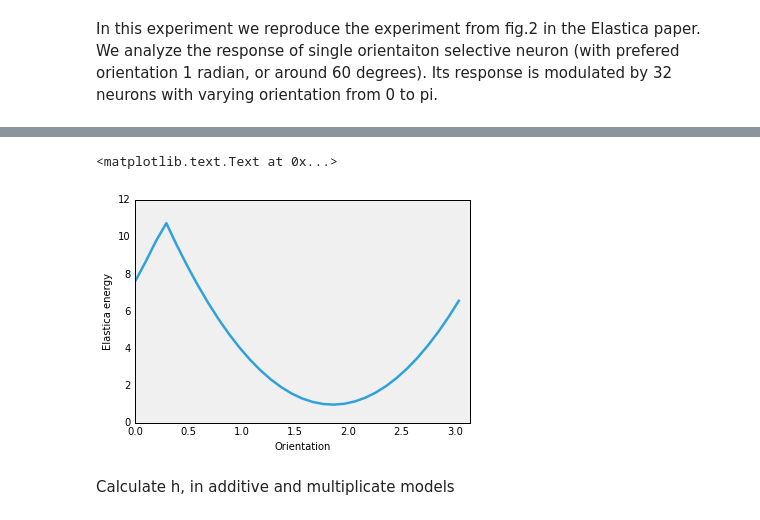
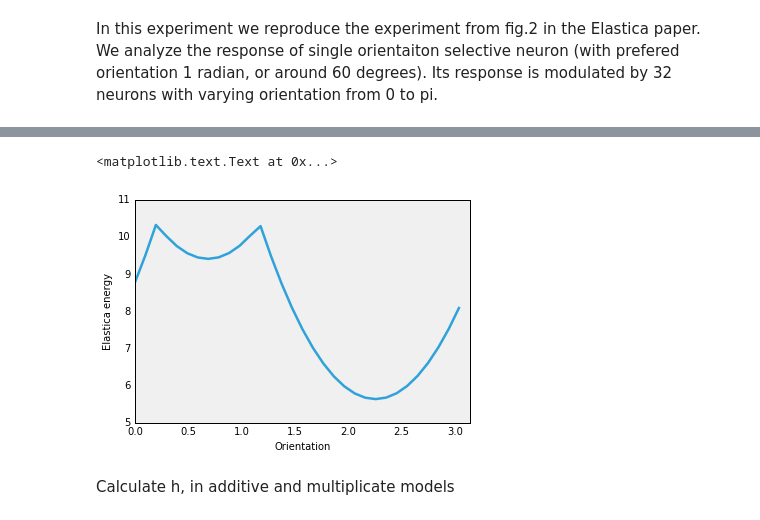
Before and after one commit to masenov/HonoursProject, a Jupyter notebook: Python/Experiments_1.ipynb, the cells around one changed output, grey strips where cells are left out. Drawn from its saved outputs; the diff is of its cells as text; code cells hidden in the pictures.

```diff
--- a/Python/Experiments_1.ipynb
+++ b/Python/Experiments_1.ipynb
@@ -45,14 +45,14 @@ energies = np.zeros(nn)
 # %%
 # Elastica energies between neuron with orientation 1 rad and population of 32 neurons with variable orientation from 0 to pi
 for i in range(nn):
-    energies[i] = en.E(1,theta[i],[1,0])
+    energies[i] = en.E(0.2,theta[i],[1,0])
 plt.plot(theta,energies)
 plt.xlim([0,3.14])
 plt.xlabel('Orientation')
 plt.ylabel('Elastica energy')
 # %% [output]
 <matplotlib.text.Text at 0x...>
-[figure, old version]
+[figure, new version]
 # %% [markdown]
 Calculate h, in additive and multiplicate models
 # %%
```
Also changed, not shown: parts of 1 cell of this notebook.
